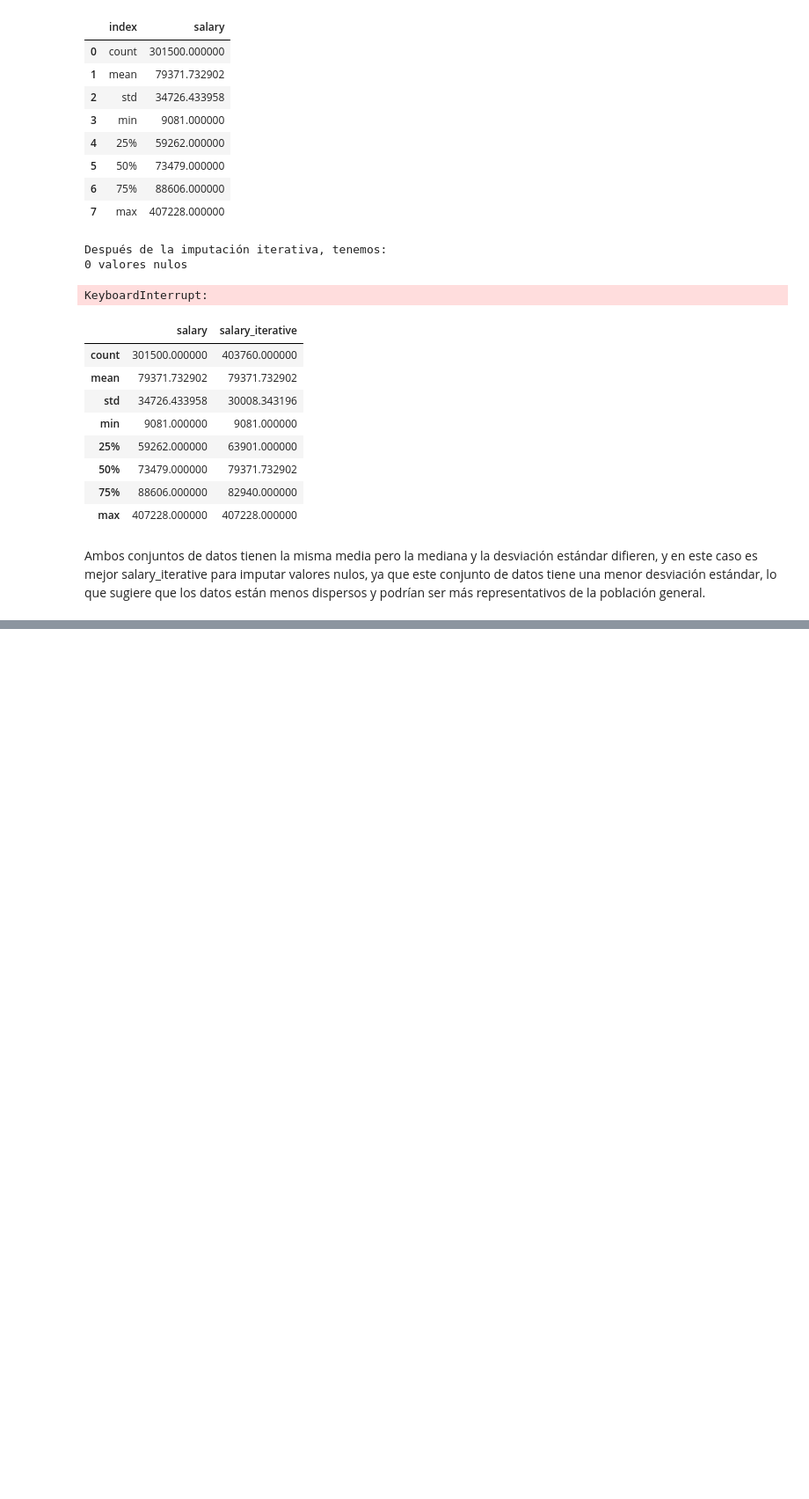
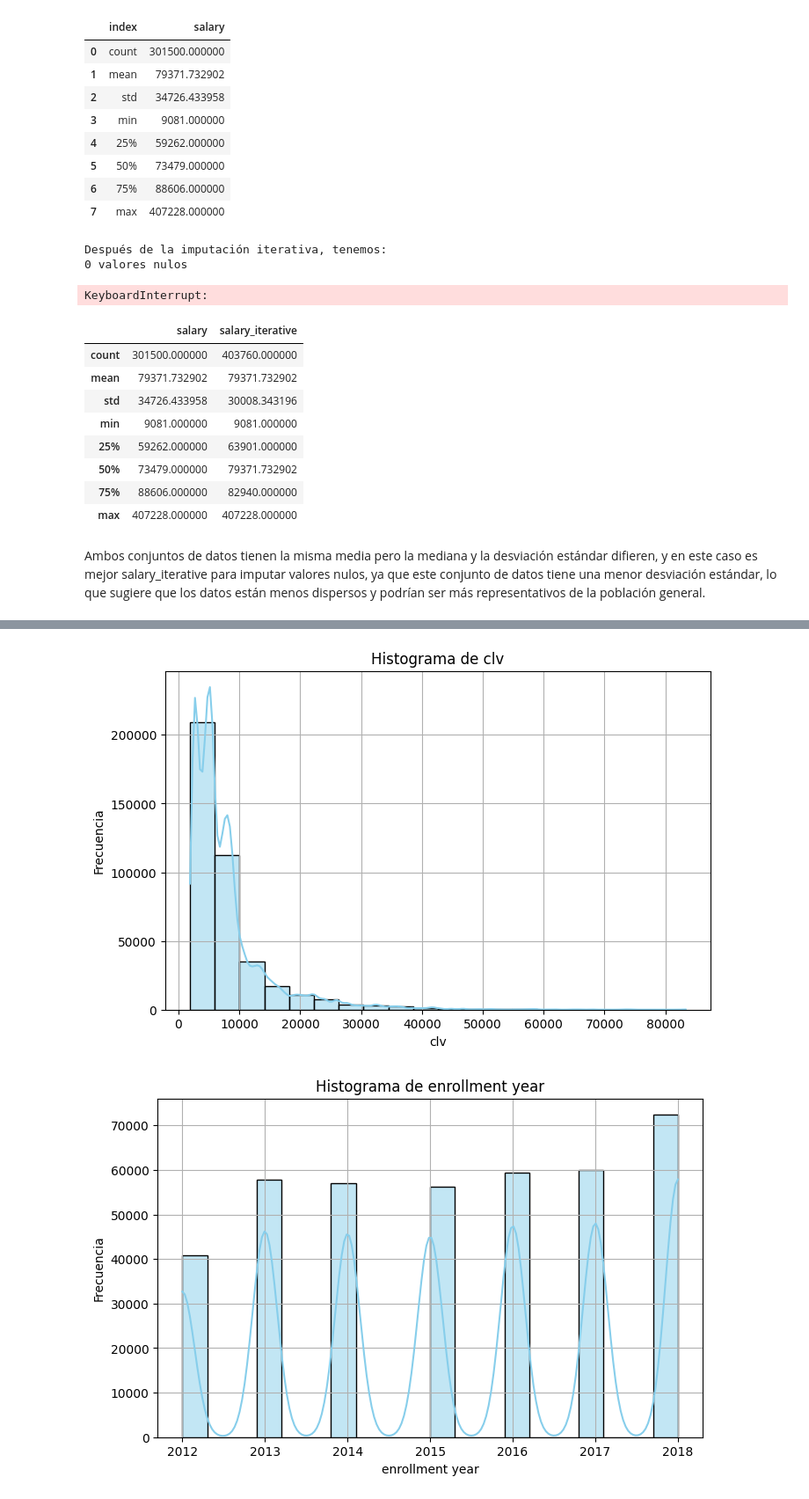
Before and after one commit to Adalab/bda-modulo-3-evaluacion-final-TeresaAdalab, a Jupyter notebook: Evaluacion Final Modulo 3.ipynb, the cells around one changed output, grey strips where cells are left out. Shown at 88% size. Saved outputs shown, nothing was run; the diff lists cells and outputs as text; code cells hidden in the pictures; blank space fills up the shorter version.

Commit message:
Analisis variables numericas

```diff
--- a/Evaluacion Final Modulo 3.ipynb
+++ b/Evaluacion Final Modulo 3.ipynb
@@ -1039,0 +1046,2 @@ Index(['loyalty number', 'province', 'city', 'postal code', 'gender',
+# %%
+df_limpio = pd.read_csv('df_limpio.csv')
@@ -1039,0 +1113,17 @@ Index(['loyalty number', 'province', 'city', 'postal code', 'gender',
+# %%
+# Histogramas
+
+numeric_columns = df_limpio.select_dtypes(include='number').columns.drop('loyalty number')
+
+# Crear histogramas para cada variable numérica
+for col in numeric_columns:
+    plt.figure(figsize=(8, 5))
+    sns.histplot(df_limpio[col], bins=20, kde=True, color='skyblue')
+    plt.title(f'Histograma de {col}')
+    plt.xlabel(col)
+    plt.ylabel('Frecuencia')
+    plt.grid(True)
+    plt.show()
+# %% [output]
+[figure, added]
+[figure, added]
```
Also changed, not shown: parts of 19 cells of this notebook.
